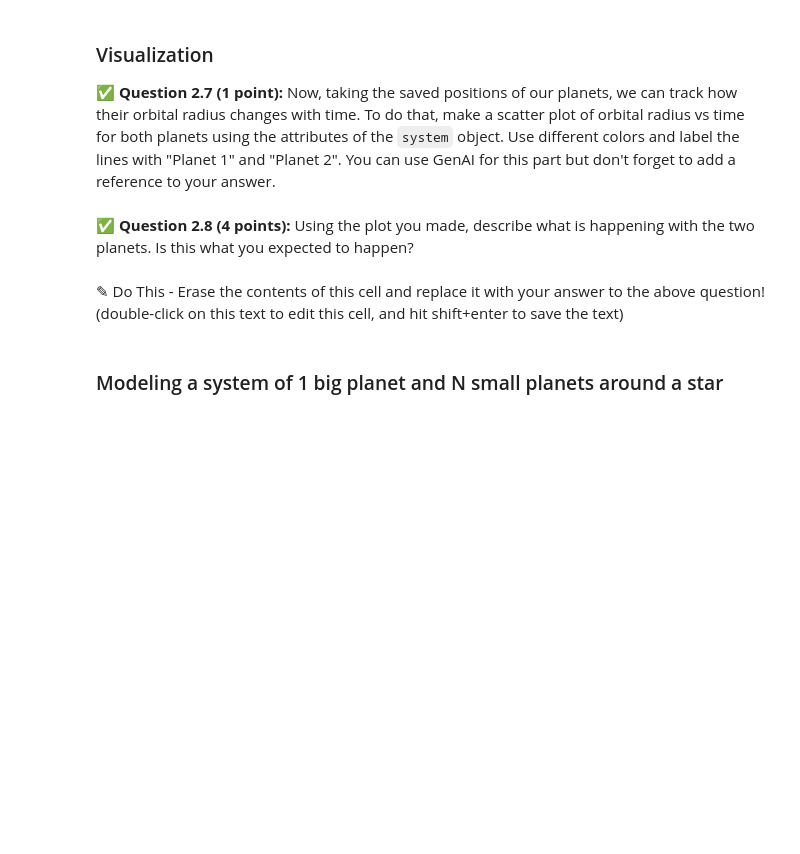
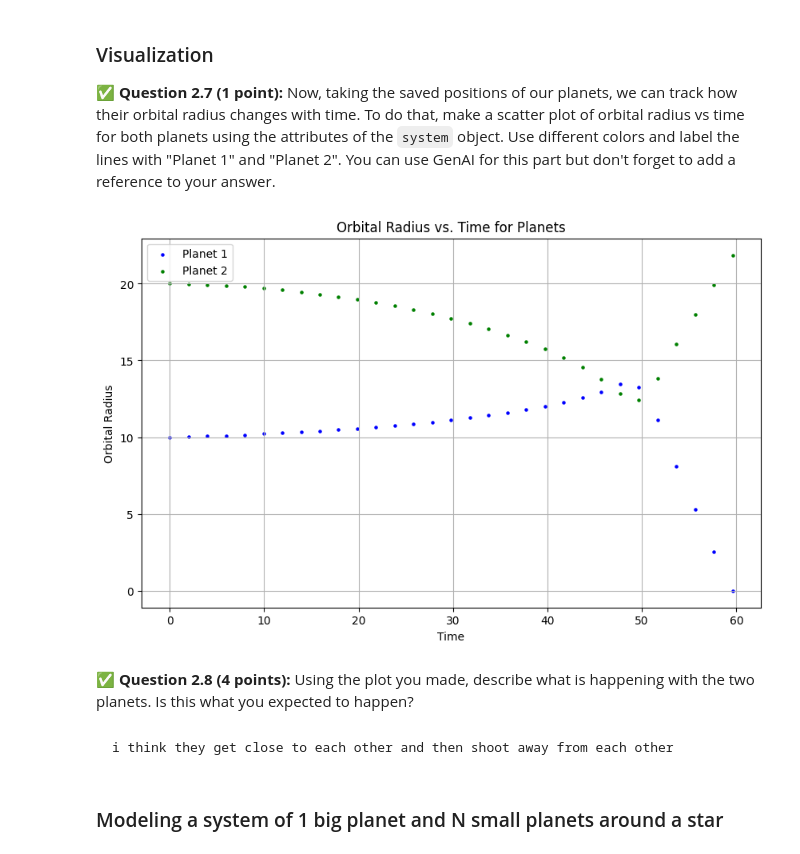
Before and after one commit to KinghamRMSU/CMSE202-f25-turnin, a Jupyter notebook: hw-02/HW02_Part1-Orbits-SS25-STUDENT.ipynb, the cells around one changed output. Cells and saved outputs as stored; diff of their text form; code cells hidden in the pictures; blank space fills up the shorter version.

```diff
--- a/hw-02/HW02_Part1-Orbits-SS25-STUDENT.ipynb
+++ b/hw-02/HW02_Part1-Orbits-SS25-STUDENT.ipynb
@@ -430,7 +561,7 @@ Methods:
 # %%
 pl1 = Planet(1, 10, 400) # planet with mass 1, radius 10 and star mass 400
 pl2 = Planet(1, 20, 400) # planet with mass 1, radius 20 and star mass 400
-system = System(400,) # fill in the needed arguments
+system = System(400, pl1, pl2) # fill in the needed arguments
 system.evolve(2000)
 # %% [markdown]
 ### Visualization
@@ -441,7 +570,33 @@ system.evolve(2000)
+# %%
+# your code here
+
+# Extract time and radius data for plotting
+time_planet1 = [pos[0] for pos in system.planet1_pos]
+radius_planet1 = [pos[1] for pos in system.planet1_pos]
+time_planet2 = [pos[0] for pos in system.planet2_pos]
+radius_planet2 = [pos[1] for pos in system.planet2_pos]
+
+# Create the scatter plot
+plt.figure(figsize=(10, 6))
+plt.scatter(time_planet1, radius_planet1, color='blue', label='Planet 1', s=5)
+plt.scatter(time_planet2, radius_planet2, color='green', label='Planet 2', s=5)
+
+# Add labels and title
+plt.xlabel("Time")
+plt.ylabel("Orbital Radius")
+plt.title("Orbital Radius vs. Time for Planets")
+plt.legend()
+plt.grid(True)
+plt.show()
+
+
+# from Gemini, prompt was copy pasting previous code + 'taking the saved positions of our planets, we can track how their orbital radius changes with time. To do that, make a scatter plot of orbital radius vs time for both planets using the attributes of the system object. Use different colors and label the lines with "Planet 1" and "Planet 2".'
+# %% [output]
+[figure, added]
 # %% [markdown]
 ✅ **Question 2.8 (4 points):** Using the plot you made, describe what is happening with the two planets. Is this what you expected to happen?
-# %% [markdown]
-✎ Do This - Erase the contents of this cell and replace it with your answer to the above question! (double-click on this text to edit this cell, and hit shift+enter to save the text)
+# %% [markdown]
+    i think they get close to each other and then shoot away from each other
 # %% [markdown]
 ### Modeling a system of 1 big planet and N small planets around a star
 # %% [markdown]
```
Also changed, not shown: parts of 26 cells of this notebook.
